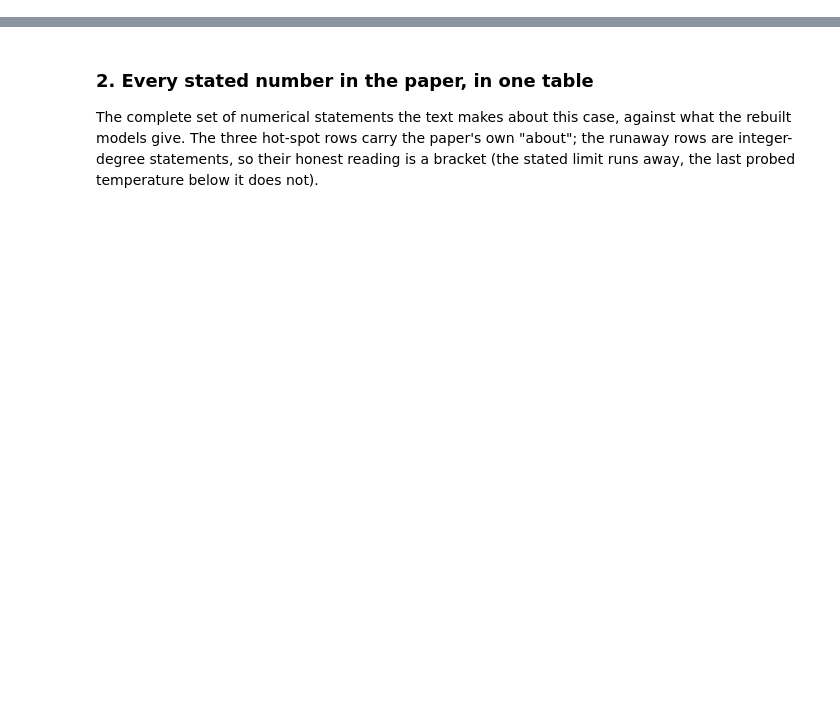
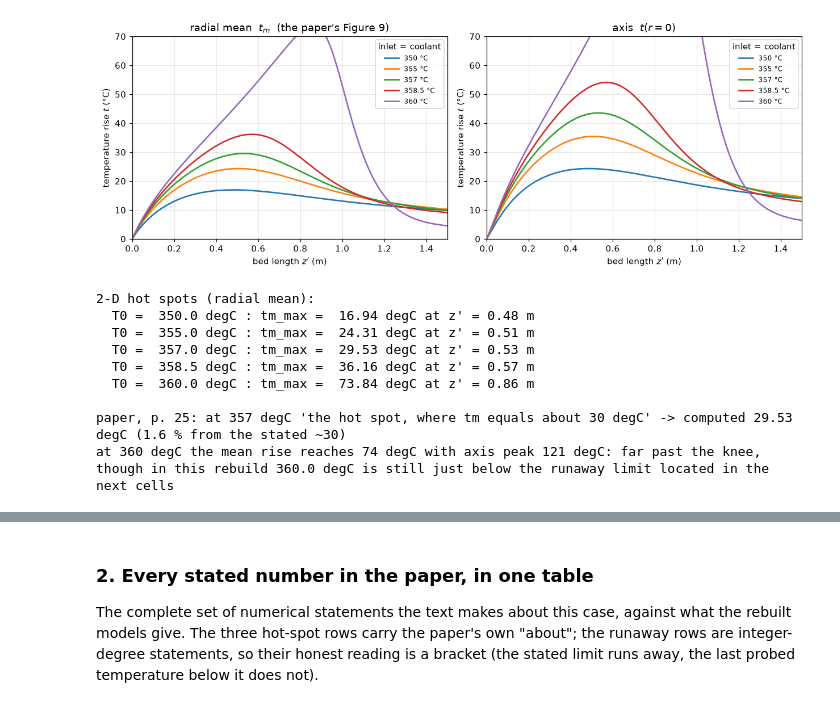
Before and after one commit to computational-chemical-engineering/pymrm-gallery, a Jupyter notebook: pages/C2.10-o-xylene-phthalic-anhydride/index.ipynb, the cells around one changed output, grey strips where cells are left out. Drawn from its saved outputs; the diff is of its cells as text; code cells hidden in the pictures; blank space fills up the shorter version.

```diff
--- a/pages/C2.10-o-xylene-phthalic-anhydride/index.ipynb
+++ b/pages/C2.10-o-xylene-phthalic-anhydride/index.ipynb
@@ -901,0 +539,48 @@ K closed form 0.033801 vs zero-moment series 0.033801 (6.4e-11; identity - the p
+# %%
+T0_FAMILY = [350.0, 355.0, 357.0, 358.5, 360.0]
+
+
+def family_2d(case=CASE, **src):
+    runs = {T0: tube2d(T0, case=case, **src).march(Z_END, cap=CAP_2D) for T0 in T0_FAMILY}
+    return runs, {T0: runs[T0].hot_spot() for T0 in T0_FAMILY}
+
+
+runs2d, HS2D = family_2d()
+
+fig, (axL, axR) = plt.subplots(1, 2, figsize=(11.5, 4.2))
+for T0 in T0_FAMILY:
+    z, means, axis_vals = runs2d[T0].profiles()
+    axL.plot(z * CASE.d_p, means[:, 2], lw=1.7, label=f"{T0:g} °C")
+    axR.plot(z * CASE.d_p, axis_vals[:, 2], lw=1.7, label=f"{T0:g} °C")
+for ax, ttl in [(axL, "radial mean  $t_m$  (the paper's Figure 9)"),
+                (axR, "axis  $t(r{=}0)$")]:
+    ax.set(xlabel="bed length $z'$ (m)", ylabel="temperature rise $t$ (°C)",
+           title=ttl, xlim=(0, 1.5), ylim=(0, 70))
+    ax.legend(fontsize=8, title="inlet = coolant")
+plt.tight_layout(); plt.show()
+
+print("2-D hot spots (radial mean):")
+for T0 in T0_FAMILY:
+    z_hs, tm_hs = HS2D[T0]
+    if np.isinf(tm_hs):
+        print(f"  T0 = {T0:6.1f} degC : runaway (mean t passed {CAP_2D:.0f} degC inside the bed)")
+    else:
+        print(f"  T0 = {T0:6.1f} degC : tm_max = {tm_hs:6.2f} degC at z' = {z_hs * CASE.d_p:.2f} m")
+TM357 = HS2D[357.0][1]
+print(f"\npaper, p. 25: at 357 degC 'the hot spot, where tm equals about 30 degC' -> computed "
+      f"{TM357:.2f} degC ({100 * abs(TM357 - 30) / 30:.1f} % from the stated ~30)")
+_, _, ax360 = runs2d[360.0].profiles()
+print(f"at 360 degC the mean rise reaches {HS2D[360.0][1]:.0f} degC with axis peak "
+      f"{ax360[:, 2].max():.0f} degC: far past the knee, though in this rebuild 360.0 degC is "
+      "still just below the runaway limit located in the next cells")
+# %% [output]
+[figure, added]
+2-D hot spots (radial mean):
+  T0 =  350.0 degC : tm_max =  16.94 degC at z' = 0.48 m
+  T0 =  355.0 degC : tm_max =  24.31 degC at z' = 0.51 m
+  T0 =  357.0 degC : tm_max =  29.53 degC at z' = 0.53 m
+  T0 =  358.5 degC : tm_max =  36.16 degC at z' = 0.57 m
+  T0 =  360.0 degC : tm_max =  73.84 degC at z' = 0.86 m
+
+paper, p. 25: at 357 degC 'the hot spot, where tm equals about 30 degC' -> computed 29.53 degC (1.6 % from the stated ~30)
+at 360 degC the mean rise reaches 74 degC with axis peak 121 degC: far past the knee, though in this rebuild 360.0 degC is still just below the runaway limit located in the next cells
```
Also changed, not shown: parts of 62 cells of this notebook, 10 other files.
